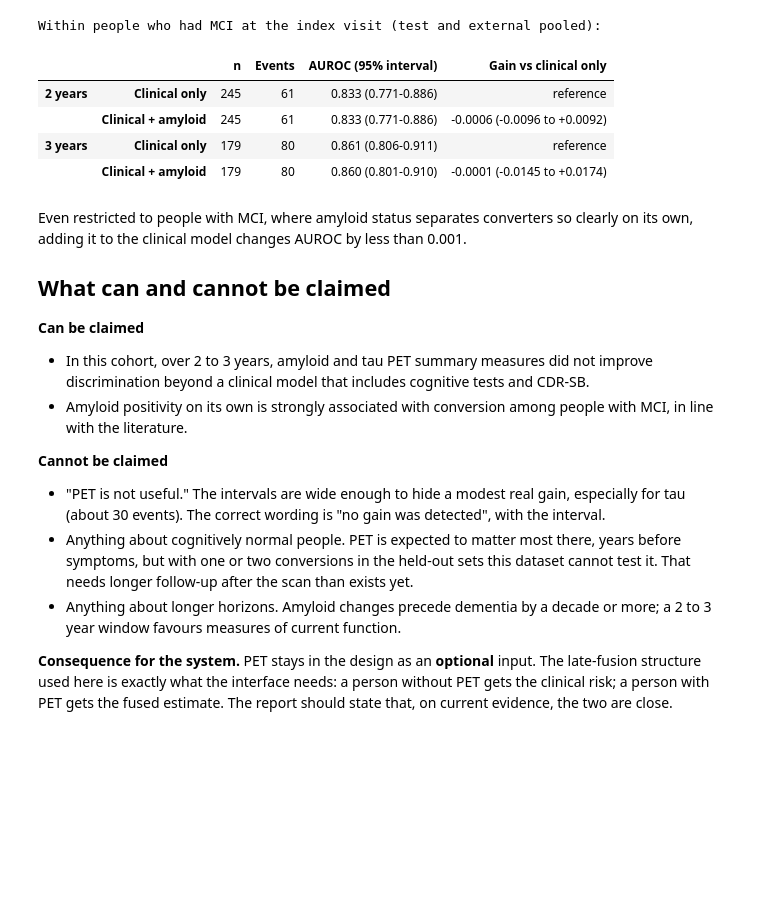
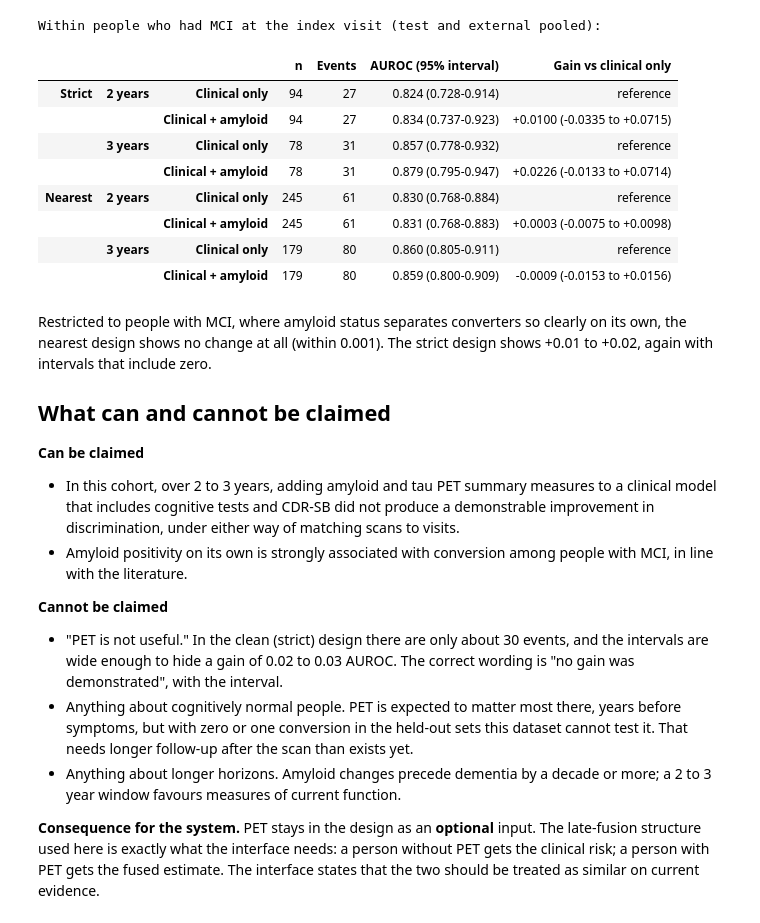
Before and after one commit to hansikareddy40/CardioCog-RAG, a Jupyter notebook: notebooks/08_pet_numbers.ipynb, the cells around one changed output. Saved outputs shown, nothing was run; the diff lists cells and outputs as text; code cells hidden in the pictures; blank space fills up the shorter version.

```diff
--- a/notebooks/08_pet_numbers.ipynb
+++ b/notebooks/08_pet_numbers.ipynb
@@ -94,9 +128,10 @@ fig.tight_layout(); nu.savefig(fig, "08_pet_gain"); plt.show()
 # %%
 rows = {}
-for target, label in [("y_dementia_2y", "2 years"), ("y_dementia_3y", "3 years")]:
-    for dx, d in res[target]["conversion_rate_by_amyloid_status"].items():
-        for status, v in d.items():
-            rows[(label, dx, f"Amyloid {status}")] = {"Participants": v["n"], "Converted": int(v["events"]), "Rate %": round(v["events"] / v["n"] * 100, 1)}
+for design in allres:
+    for target in allres[design]:
+        for dx, d in allres[design][target]["conversion_rate_by_amyloid_status"].items():
+            for status, v in d.items():
+                rows[(design.capitalize(), LABEL[target][-7:], dx, f"Amyloid {status}")] = {"Participants": int(v["n"]), "Converted": int(v["events"]), "Rate %": round(v["events"] / v["n"] * 100, 1)}
 rates = pd.DataFrame(rows).T
 rates
 # %% [output]
@@ -112,12 +155,14 @@ rates
 # %%
-sub = rates.xs("MCI at index", level=1)
-fig, ax = plt.subplots(figsize=(6, 3.2))
-x = np.arange(2); w = 0.36
-for i, (status, color) in enumerate([("Amyloid negative", nu.BLUE), ("Amyloid positive", nu.ORANGE)]):
-    vals = [sub.loc[(h, status), "Rate %"] for h in ["2 years", "3 years"]]
-    ax.bar(x + (i - 0.5) * w, vals, width=w - 0.03, color=color, label=status)
-    for xi, v in zip(x, vals): ax.text(xi + (i - 0.5) * w, v + 1, f"{v:.0f}%", ha="center")
-ax.set_xticks(x, ["Within 2 years", "Within 3 years"]); ax.set_ylabel("% converting to dementia"); ax.grid(axis="x", visible=False)
-ax.set_title("People with MCI at the index visit, held-out sets"); ax.legend(loc="upper left"); ax.set_ylim(0, 70)
-nu.savefig(fig, "08_conversion_by_amyloid"); plt.show()
+fig, axes = plt.subplots(1, 2, figsize=(11, 3.4), sharey=True)
+for ax, design in zip(axes, ["Strict", "Nearest"]):
+    sub = rates.xs((design, "MCI at index"), level=(0, 2))
+    x = np.arange(2); w = 0.36
+    for i, (status, color) in enumerate([("Amyloid negative", nu.BLUE), ("Amyloid positive", nu.ORANGE)]):
+        vals = [sub.loc[(h, status), "Rate %"] for h in ["2 years", "3 years"]]
+        ax.bar(x + (i - 0.5) * w, vals, width=w - 0.03, color=color, label=status)
+        for xi, v in zip(x, vals): ax.text(xi + (i - 0.5) * w, v + 1, f"{v:.0f}%", ha="center")
+    ax.set_xticks(x, ["Within 2 years", "Within 3 years"]); ax.grid(axis="x", visible=False); ax.set_ylim(0, 70); ax.set_title(f"{design} design")
+axes[0].set_ylabel("% converting to dementia"); axes[0].legend(loc="upper left")
+fig.suptitle("People with MCI at the index visit, held-out sets", x=0.01, ha="left", fontweight="bold")
+fig.tight_layout(); nu.savefig(fig, "08_conversion_by_amyloid"); plt.show()
 # %% [output]
@@ -130,34 +175,39 @@ Among people with MCI, those who are amyloid positive convert to dementia far mo
 Amyloid status is a strong risk marker **when it is the only thing you know**. But the clinical model already knows the person's memory score, CDR-SB and age. In people with MCI, a poor memory score and a higher CDR-SB go together with being amyloid positive, so much of what amyloid would tell the model, it has already inferred from cognition. What PET adds on top is then too small to detect with this many events.
 # %%
 rows = {}
-for target, label in [("y_dementia_2y", "2 years"), ("y_dementia_3y", "3 years")]:
-    block = res[target]["has amyloid PET"]["test + external"].get("MCI at index", {})
-    for name, m in block.items():
-        rows[(label, name)] = {"n": m["n"], "Events": m["events"], "AUROC (95% interval)": f"{m['auroc']:.3f} ({m['auroc_ci'][0]:.3f}-{m['auroc_ci'][1]:.3f})",
-                               "Gain vs clinical only": "reference" if "delta_auroc" not in m else f"{m['delta_auroc']:+.4f} ({m['delta_auroc_ci'][0]:+.4f} to {m['delta_auroc_ci'][1]:+.4f})"}
+for design in allres:
+    for target in allres[design]:
+        block = allres[design][target]["has amyloid PET"]["test + external"].get("MCI at index", {})
+        for name, m in block.items():
+            rows[(design.capitalize(), LABEL[target][-7:], name)] = {"n": m["n"], "Events": m["events"], "AUROC (95% interval)": f"{m['auroc']:.3f} ({m['auroc_ci'][0]:.3f}-{m['auroc_ci'][1]:.3f})",
+                                                                      "Gain vs clinical only": "reference" if "delta_auroc" not in m else f"{m['delta_auroc']:+.4f} ({m['delta_auroc_ci'][0]:+.4f} to {m['delta_auroc_ci'][1]:+.4f})"}
 print("Within people who had MCI at the index visit (test and external pooled):")
 pd.DataFrame(rows).T
 # %% [output]
 Within people who had MCI at the index visit (test and external pooled):
-|  |  | n | Events | AUROC (95% interval) | Gain vs clinical only |
-| 2 years | Clinical only | 245 | 61 | 0.833 (0.771-0.886) | reference |
-|  | Clinical + amyloid | 245 | 61 | 0.833 (0.771-0.886) | -0.0006 (-0.0096 to +0.0092) |
-| 3 years | Clinical only | 179 | 80 | 0.861 (0.806-0.911) | reference |
-|  | Clinical + amyloid | 179 | 80 | 0.860 (0.801-0.910) | -0.0001 (-0.0145 to +0.0174) |
+|  |  |  | n | Events | AUROC (95% interval) | Gain vs clinical only |
+| Strict | 2 years | Clinical only | 94 | 27 | 0.824 (0.728-0.914) | reference |
+|  |  | Clinical + amyloid | 94 | 27 | 0.834 (0.737-0.923) | +0.0100 (-0.0335 to +0.0715) |
+|  | 3 years | Clinical only | 78 | 31 | 0.857 (0.778-0.932) | reference |
+|  |  | Clinical + amyloid | 78 | 31 | 0.879 (0.795-0.947) | +0.0226 (-0.0133 to +0.0714) |
+| Nearest | 2 years | Clinical only | 245 | 61 | 0.830 (0.768-0.884) | reference |
+|  |  | Clinical + amyloid | 245 | 61 | 0.831 (0.768-0.883) | +0.0003 (-0.0075 to +0.0098) |
+|  | 3 years | Clinical only | 179 | 80 | 0.860 (0.805-0.911) | reference |
+|  |  | Clinical + amyloid | 179 | 80 | 0.859 (0.800-0.909) | -0.0009 (-0.0153 to +0.0156) |
 # %% [markdown]
-Even restricted to people with MCI, where amyloid status separates converters so clearly on its own, adding it to the clinical model changes AUROC by less than 0.001.
+Restricted to people with MCI, where amyloid status separates converters so clearly on its own, the nearest design shows no change at all (within 0.001). The strict design shows +0.01 to +0.02, again with intervals that include zero.
 
 ## What can and cannot be claimed
 
 **Can be claimed**
 
-* In this cohort, over 2 to 3 years, amyloid and tau PET summary measures did not improve discrimination beyond a clinical model that includes cognitive tests and CDR-SB.
+* In this cohort, over 2 to 3 years, adding amyloid and tau PET summary measures to a clinical model that includes cognitive tests and CDR-SB did not produce a demonstrable improvement in discrimination, under either way of matching scans to visits.
 * Amyloid positivity on its own is strongly associated with conversion among people with MCI, in line with the literature.
 
 **Cannot be claimed**
 
-* "PET is not useful." The intervals are wide enough to hide a modest real gain, especially for tau (about 30 events). The correct wording is "no gain was detected", with the interval.
-* Anything about cognitively normal people. PET is expected to matter most there, years before symptoms, but with one or two conversions in the held-out sets this dataset cannot test it. That needs longer follow-up after the scan than exists yet.
+* "PET is not useful." In the clean (strict) design there are only about 30 events, and the intervals are wide enough to hide a gain of 0.02 to 0.03 AUROC. The correct wording is "no gain was demonstrated", with the interval.
+* Anything about cognitively normal people. PET is expected to matter most there, years before symptoms, but with zero or one conversion in the held-out sets this dataset cannot test it. That needs longer follow-up after the scan than exists yet.
 * Anything about longer horizons. Amyloid changes precede dementia by a decade or more; a 2 to 3 year window favours measures of current function.
 
-**Consequence for the system.** PET stays in the design as an **optional** input. The late-fusion structure used here is exactly what the interface needs: a person without PET gets the clinical risk; a person with PET gets the fused estimate. The report should state that, on current evidence, the two are close.
+**Consequence for the system.** PET stays in the design as an **optional** input. The late-fusion structure used here is exactly what the interface needs: a person without PET gets the clinical risk; a person with PET gets the fused estimate. The interface states that the two should be treated as similar on current evidence.
```
Also changed, not shown: parts of 13 cells of this notebook, 48 other files.
